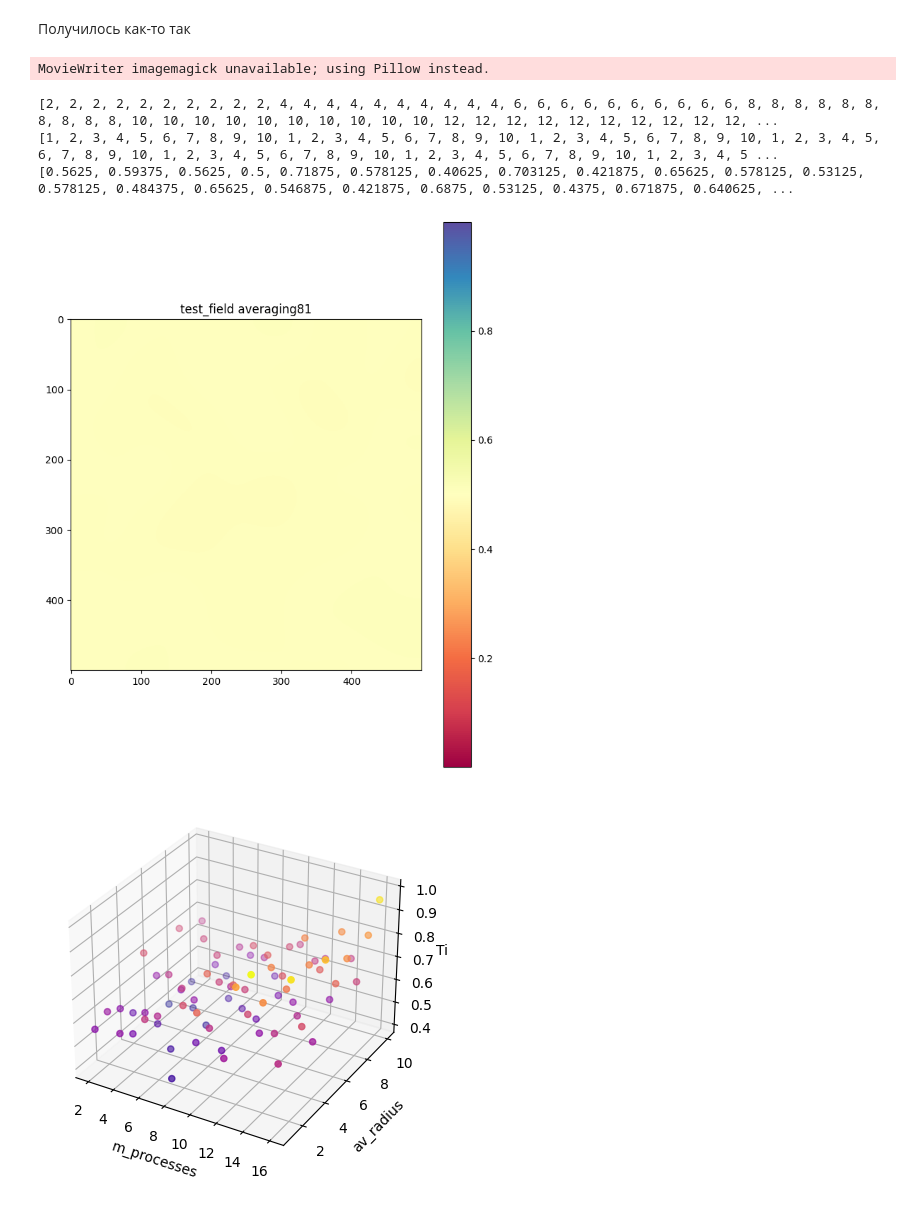
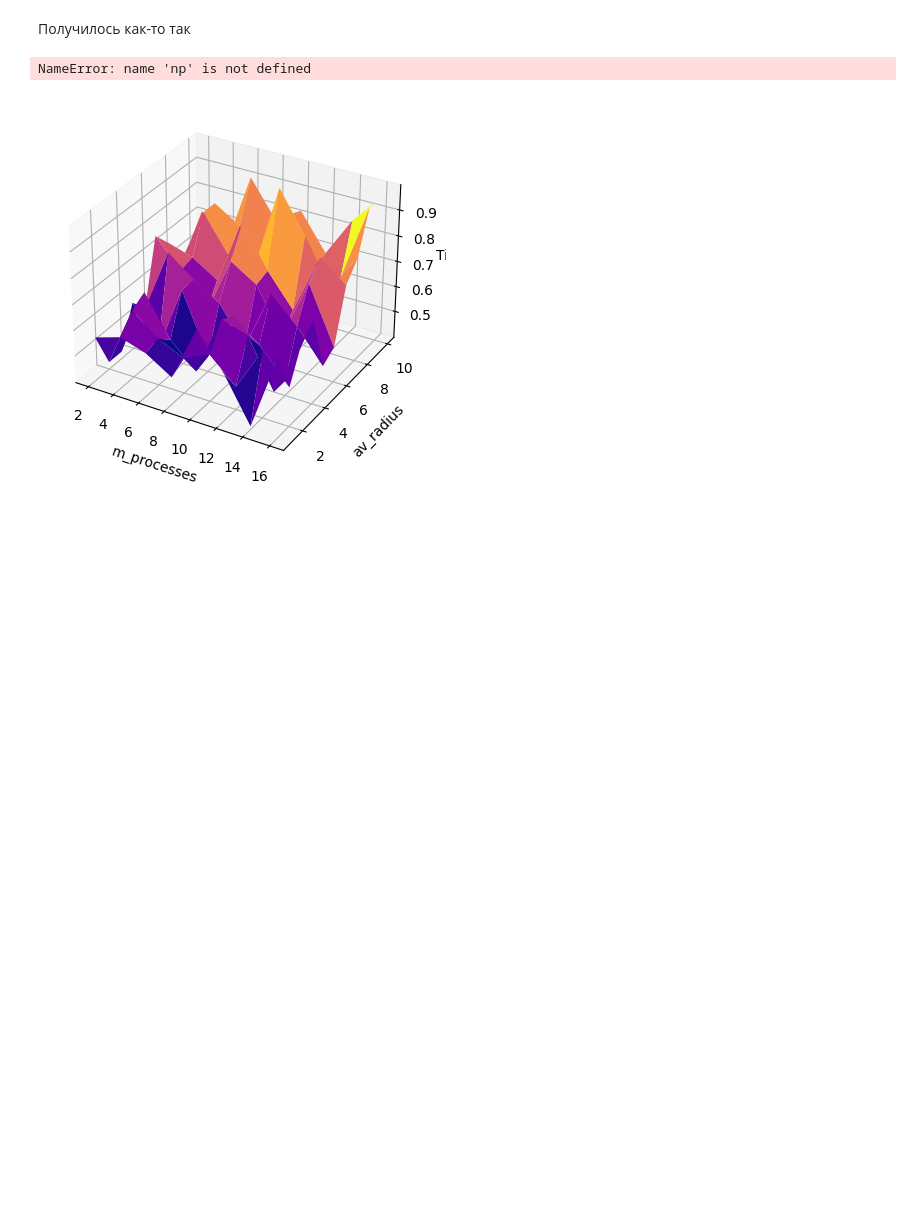
Before and after one commit to germanFid/FieldAveraging, a Jupyter notebook: playground.ipynb, the cells around one changed output. Drawn from its saved outputs; the diff is of its cells as text; code cells hidden in the pictures; blank space fills up the shorter version.

```diff
--- a/playground.ipynb
+++ b/playground.ipynb
@@ -227,8 +211,9 @@ figure2.append(av2)
 figure3.append(av3)
 figure4.append(all_coord_mod)
 
-with tqdm(total=100) as pbar:
-    for i in range(100):
+number_of_iters = 40
+with tqdm(total = number_of_iters) as pbar:
+    for i in range(number_of_iters):
         av1 = basic_2d_array_averaging_parallel(av1, av_radius, max_processes=m_processes)
         av2 = basic_2d_array_averaging_parallel(av2, av_radius, max_processes=m_processes)
         av3 = basic_2d_array_averaging_parallel(av3, av_radius, max_processes=m_processes)
@@ -264,7 +258,7 @@ processing = []
 figure1.append(test_field)
 with tqdm(total=8*10) as pbar:
     for m_processes in range(2,17, 2):
-        for av_radius in range(1,11):
+        for av_radius in range(2,17, 2):
             start_time = time.process_time()
             test_field = basic_2d_array_averaging_parallel(test_field, av_radius, max_processes=m_processes)
             end_time = time.process_time()
@@ -273,28 +267,25 @@ with tqdm(total=8*10) as pbar:
             times.append(end_time-start_time)
             figure1.append(test_field)
             pbar.update(1)
+# %% [output]
+NameError: name 'np' is not defined
 # %%
 from mpl_toolkits.mplot3d import Axes3D
 
-x = processing # m_processes
-y = radiuses # av_radius
-z = times # time
+x = np.array(processing) # m_processes
+y = np.array(radiuses) # av_radius
+z = np.array(times) # time
 
-print(x)
-print(y)
-print(z)
-# Plot the scatter plot
+X, Y = np.meshgrid(np.unique(x), np.unique(y))
+Z = z.reshape(X.shape)
+
+# Plot the mesh plot
 fig = plt.figure()
 ax = fig.add_subplot(111, projection='3d')
-ax.scatter(x, y, z, c=z, cmap='plasma')
+ax.plot_surface(X, Y, Z, cmap='plasma')
 ax.set_xlabel('m_processes')
 ax.set_ylabel('av_radius')
 ax.set_zlabel('Time')
 plt.show()
 # %% [output]
-MovieWriter imagemagick unavailable; using Pillow instead.
-[2, 2, 2, 2, 2, 2, 2, 2, 2, 2, 4, 4, 4, 4, 4, 4, 4, 4, 4, 4, 6, 6, 6, 6, 6, 6, 6, 6, 6, 6, 8, 8, 8, 8, 8, 8, 8, 8, 8, 8, 10, 10, 10, 10, 10, 10, 10, 10, 10, 10, 12, 12, 12, 12, 12, 12, 12, 12, 12, 12, ...
-[1, 2, 3, 4, 5, 6, 7, 8, 9, 10, 1, 2, 3, 4, 5, 6, 7, 8, 9, 10, 1, 2, 3, 4, 5, 6, 7, 8, 9, 10, 1, 2, 3, 4, 5, 6, 7, 8, 9, 10, 1, 2, 3, 4, 5, 6, 7, 8, 9, 10, 1, 2, 3, 4, 5, 6, 7, 8, 9, 10, 1, 2, 3, 4, 5 ...
-[0.5625, 0.59375, 0.5625, 0.5, 0.71875, 0.578125, 0.40625, 0.703125, 0.421875, 0.65625, 0.578125, 0.53125, 0.578125, 0.484375, 0.65625, 0.546875, 0.421875, 0.6875, 0.53125, 0.4375, 0.671875, 0.640625, ...
-[figure, old version]
+[figure, new version]
-[figure, removed]
```
Also changed, not shown: parts of 3 cells of this notebook, 1 other file.
